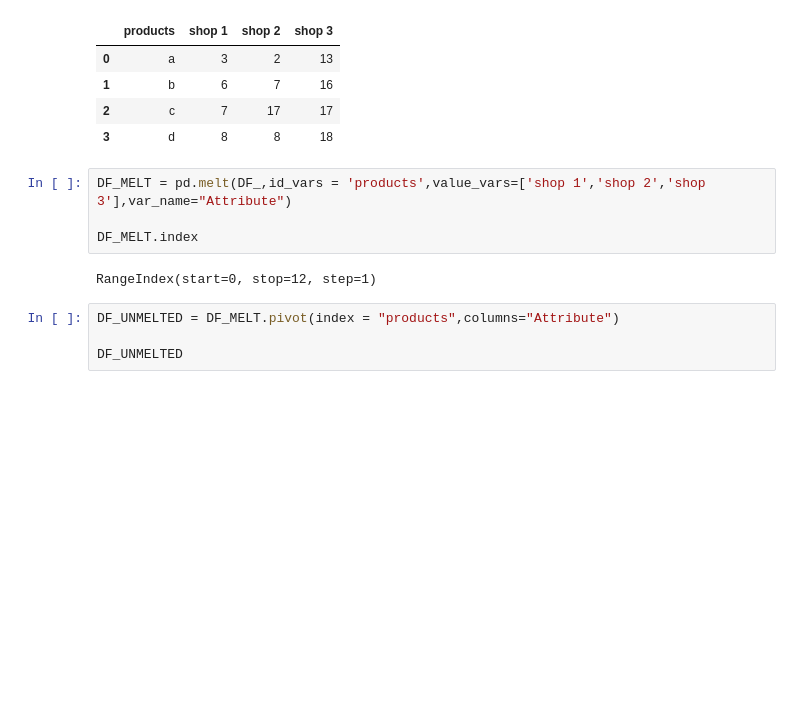
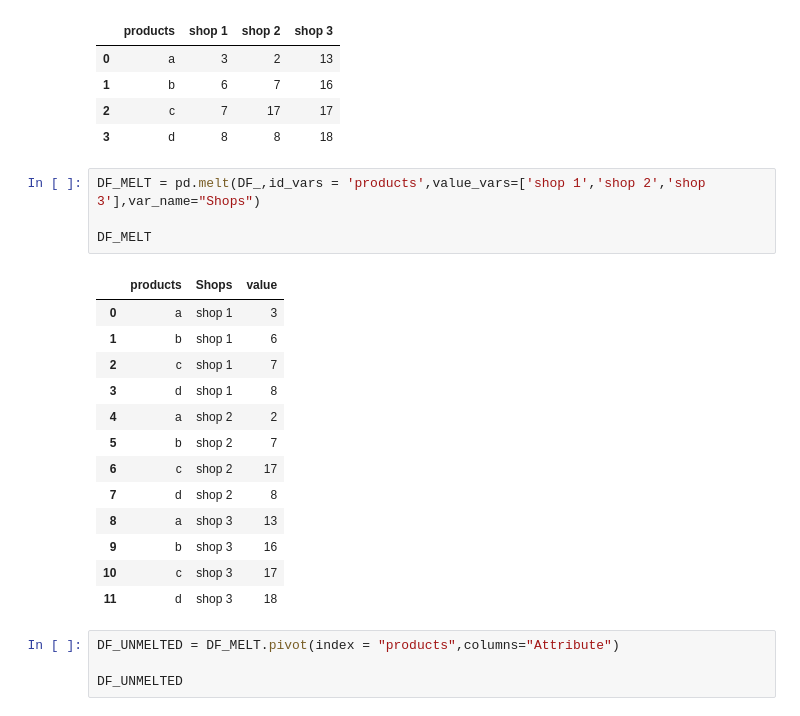
Before and after one commit to shioso20/Data_Project, a Jupyter notebook: Data_Processes/processes.ipynb, the cells around one changed output. Saved outputs shown, nothing was run; the diff lists cells and outputs as text; blank space fills up the shorter version.

```diff
--- a/Data_Processes/processes.ipynb
+++ b/Data_Processes/processes.ipynb
@@ -849,11 +1005,23 @@ DF_
 | 2 | c | 7 | 17 | 17 |
 | 3 | d | 8 | 8 | 18 |
 # %%
-DF_MELT = pd.melt(DF_,id_vars = 'products',value_vars=['shop 1','shop 2','shop 3'],var_name="Attribute")
+DF_MELT = pd.melt(DF_,id_vars = 'products',value_vars=['shop 1','shop 2','shop 3'],var_name="Shops")
 
-DF_MELT.index
+DF_MELT
 # %% [output]
-RangeIndex(start=0, stop=12, step=1)
+|  | products | Shops | value |
+| 0 | a | shop 1 | 3 |
+| 1 | b | shop 1 | 6 |
+| 2 | c | shop 1 | 7 |
+| 3 | d | shop 1 | 8 |
+| 4 | a | shop 2 | 2 |
+| 5 | b | shop 2 | 7 |
+| 6 | c | shop 2 | 17 |
+| 7 | d | shop 2 | 8 |
+| 8 | a | shop 3 | 13 |
+| 9 | b | shop 3 | 16 |
+| 10 | c | shop 3 | 17 |
+| 11 | d | shop 3 | 18 |
 # %%
 DF_UNMELTED = DF_MELT.pivot(index = "products",columns="Attribute")
 
```
Also changed, not shown: parts of 16 cells of this notebook, 4 other files.
